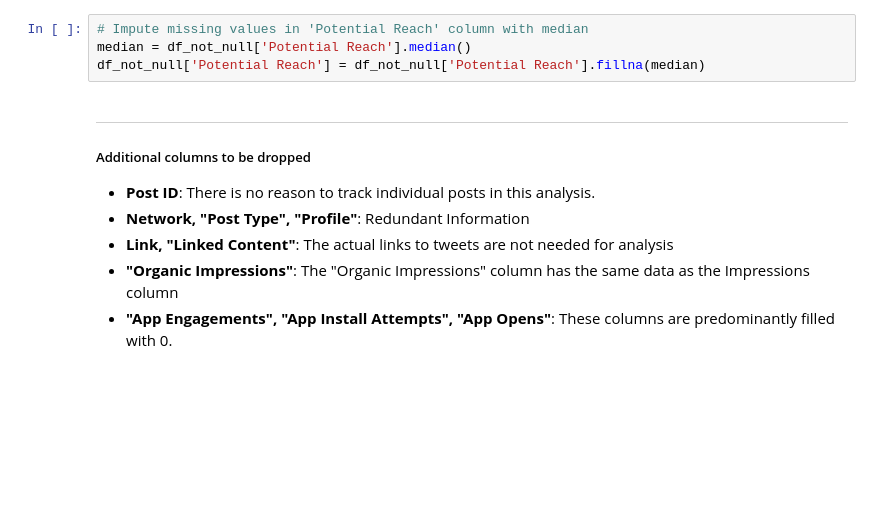
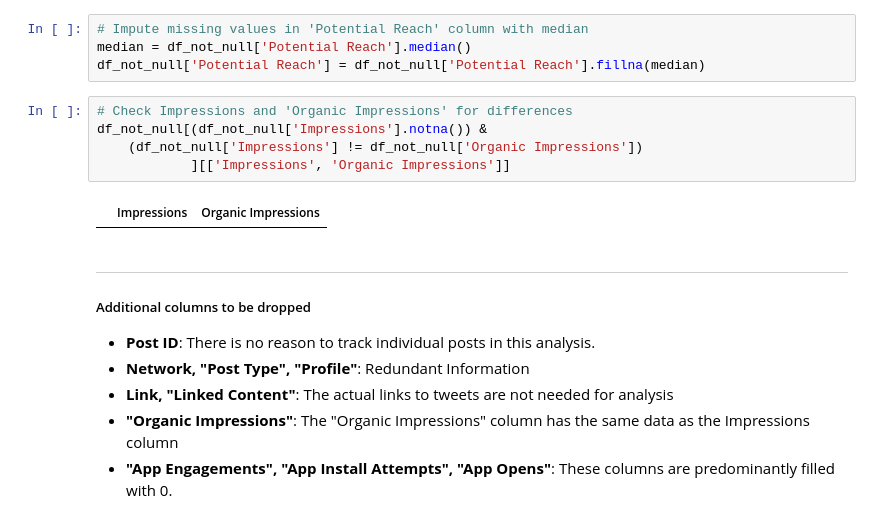
Before and after one commit to samaregbesola/Stanbic-IBTC, a Jupyter notebook: twitter_clean.ipynb, the cells around one changed output. Saved outputs shown, nothing was run; the diff lists cells and outputs as text; blank space fills up the shorter version.

```diff
--- a/twitter_clean.ipynb
+++ b/twitter_clean.ipynb
@@ -369,6 +369,13 @@ Gven these considerations, the median will be used to impute the missing values
 # Impute missing values in 'Potential Reach' column with median
 median = df_not_null['Potential Reach'].median()
 df_not_null['Potential Reach'] = df_not_null['Potential Reach'].fillna(median)
+# %%
+# Check Impressions and 'Organic Impressions' for differences
+df_not_null[(df_not_null['Impressions'].notna()) &
+    (df_not_null['Impressions'] != df_not_null['Organic Impressions'])
+            ][['Impressions', 'Organic Impressions']]
+# %% [output]
+|  | Impressions | Organic Impressions |
 # %% [markdown]
 ----
 
```
Also changed, not shown: parts of 1 cell of this notebook.
